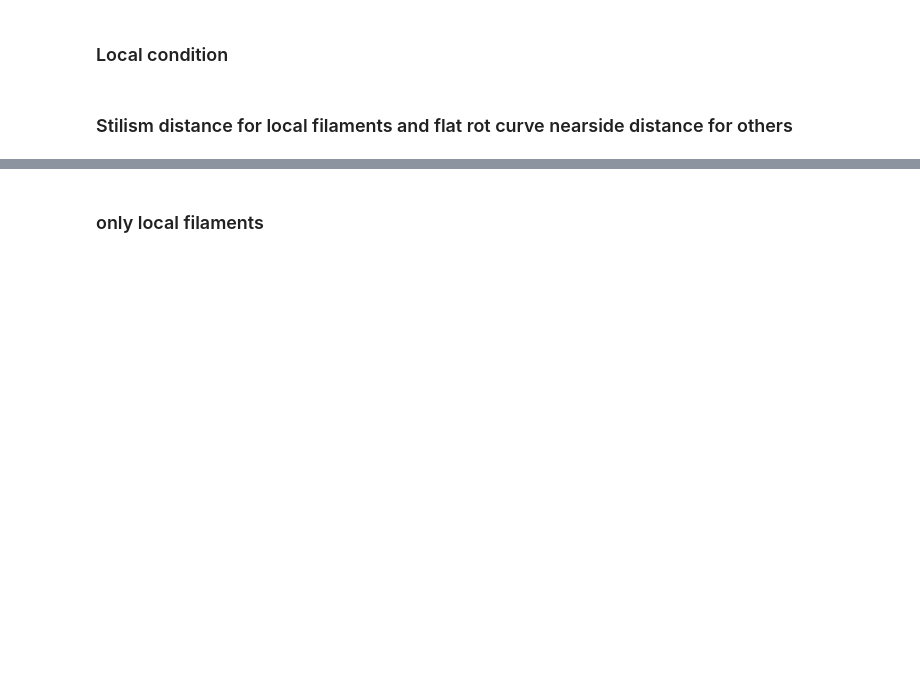
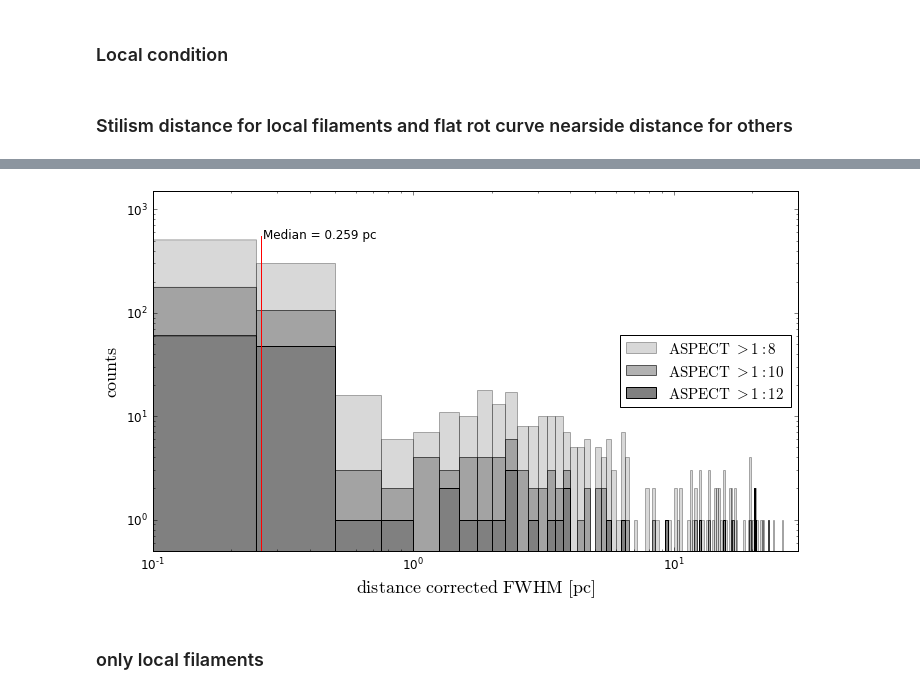
Before and after one commit to LLi1996/fil3d, a Jupyter notebook: examples/fourth_batch_distance.ipynb, the cells around one changed output, grey strips where cells are left out. Drawn from its saved outputs; the diff is of its cells as text; code cells hidden in the pictures; blank space fills up the shorter version.

```diff
--- a/examples/fourth_batch_distance.ipynb
+++ b/examples/fourth_batch_distance.ipynb
@@ -168,0 +228,27 @@ fig_dist_corr.show()
+# %%
+fig_dist_corr, ax2 = plt.subplots(nrows=1, ncols=1, figsize=(10, 6))
+
+idx1 = (roundnesses < AR2ROUND['1_10'])
+idx2 = (roundnesses < AR2ROUND['1_12'])
+
+bins2 = np.arange(0, 30, .25)
+
+n_1_8, _, _ = ax2.hist(width_fits_raw_dcorr, bins2, color='grey', alpha=.3, label=r'$\mathrm{ASPECT}\ > 1:8$')
+_, _, _ = ax2.hist(width_fits_raw_dcorr[idx1], bins2, color='grey', alpha=.6, label=r'$\mathrm{ASPECT}\ > 1:10$')
+_, _, _ = ax2.hist(width_fits_raw_dcorr[idx2], bins2, color='grey', alpha=1, label=r'$\mathrm{ASPECT}\ > 1:12$')
+ax2.legend(loc='center right', fontsize=15)
+ax2.plot([np.nanmedian(width_fits_raw_dcorr), np.nanmedian(width_fits_raw_dcorr)], [0, max(n_1_8) * 1.1], color='red')
+ax2.text(np.nanmedian(width_fits_raw_dcorr) + .005, max(n_1_8) * 1.05,
+         'Median = {0:0.3f} pc'.format(np.nanmedian(width_fits_raw_dcorr)), fontsize=12)
+
+ax2.set_xlim(0.1, 30)
+ax2.set_ylim(0.5, 1500)
+ax2.set_xlabel(r'$\mathrm{distance\ corrected\ FWHM\ [pc]}$', fontsize=18)
+ax2.set_ylabel(r'$\mathrm{counts}$', fontsize=18)
+ax2.set_xscale('log')
+ax2.set_yscale('log')
+
+fig_dist_corr.tight_layout()
+fig_dist_corr.show()
+# %% [output]
+[figure, added]
```
Also changed, not shown: parts of 10 cells of this notebook, 3 other files.
